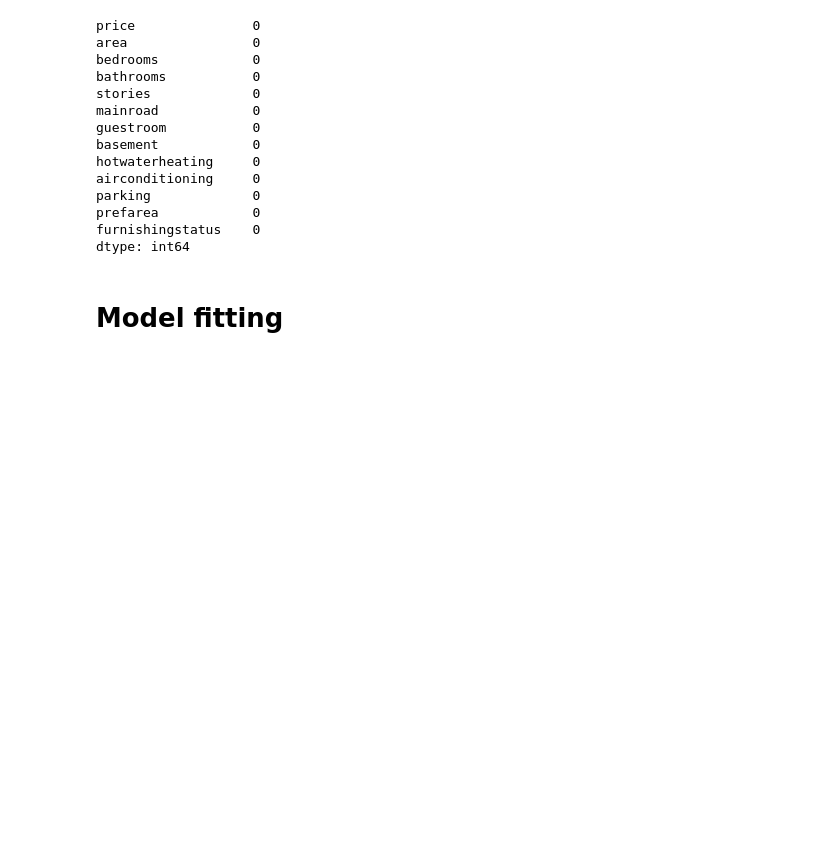
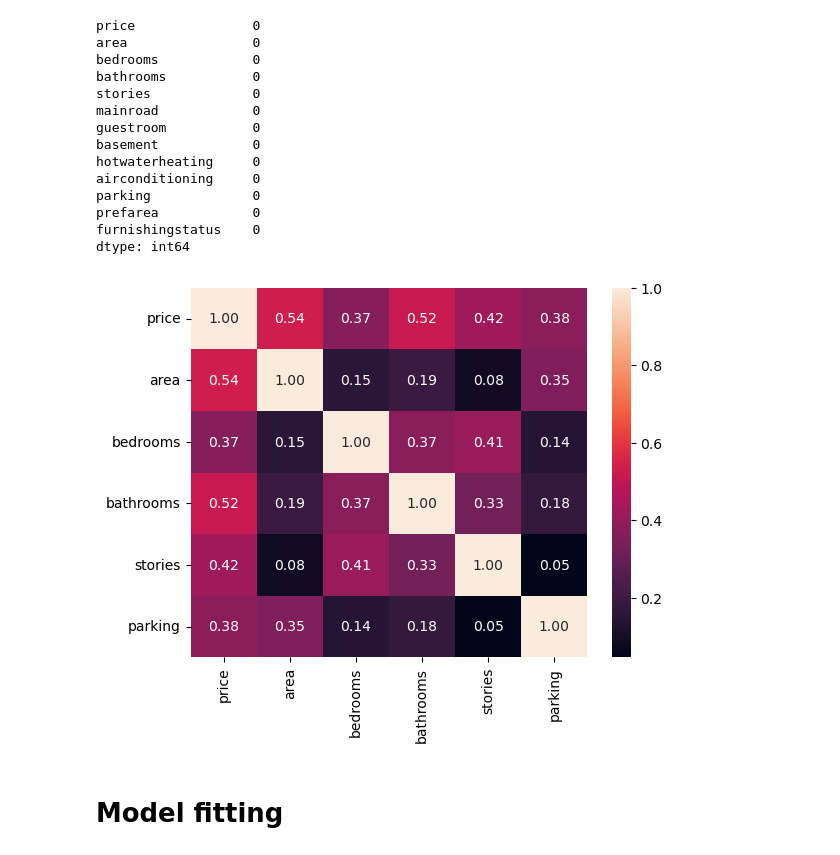
Before and after one commit to AshvittaS/House-Price-prediction, a Jupyter notebook: house-Price.ipynb, the cells around one changed output. Saved outputs shown, nothing was run; the diff lists cells and outputs as text; code cells hidden in the pictures; blank space fills up the shorter version.

```diff
--- a/house-Price.ipynb
+++ b/house-Price.ipynb
@@ -77,6 +108,13 @@ parking             0
 prefarea            0
 furnishingstatus    0
 dtype: int64
+# %%
+num=df.select_dtypes('int')
+cor=num.corr()
+sns.heatmap(cor,annot=True,fmt='.2f')
+plt.show()
+# %% [output]
+[figure, added]
 # %% [markdown]
 # Model fitting
 # %%
```
Also changed, not shown: parts of 16 cells of this notebook.
